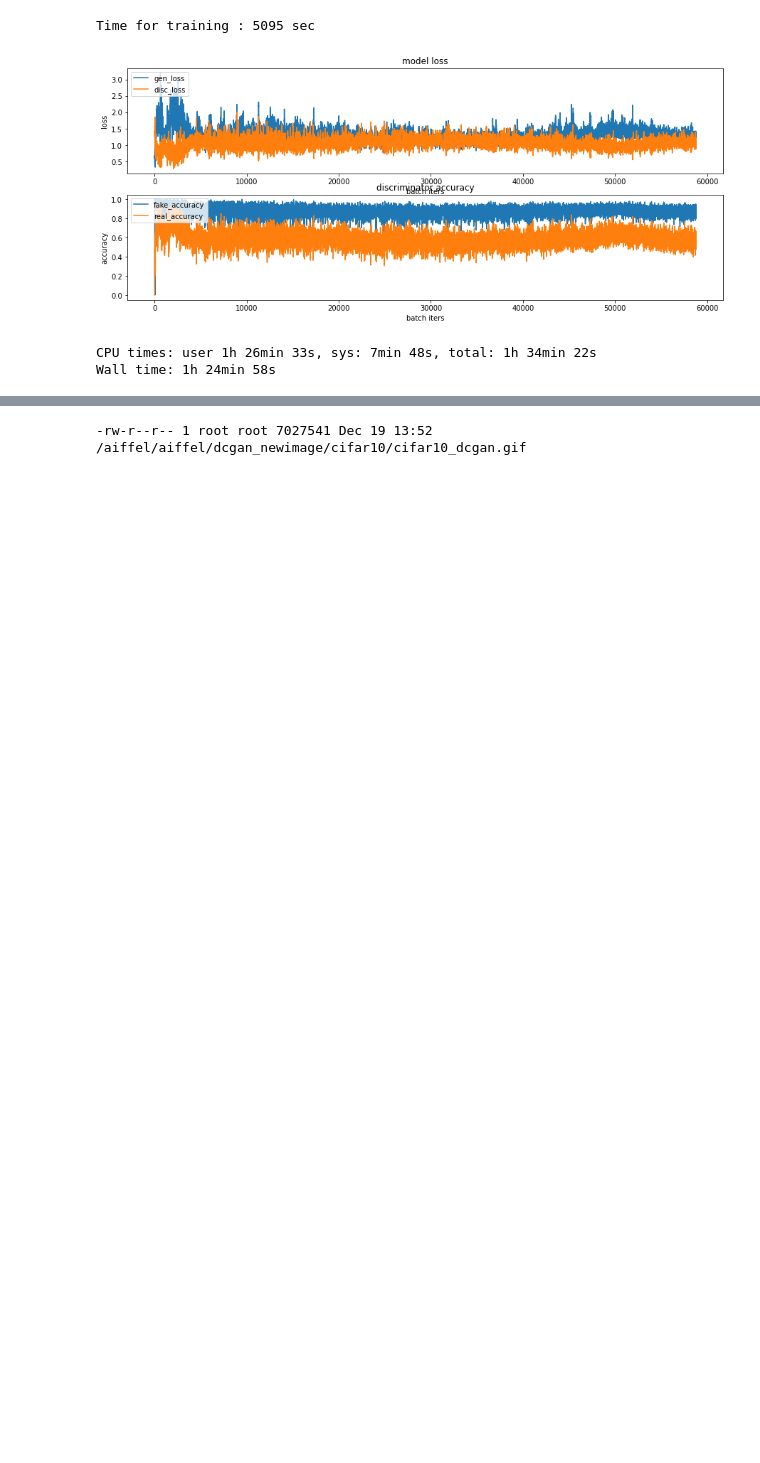
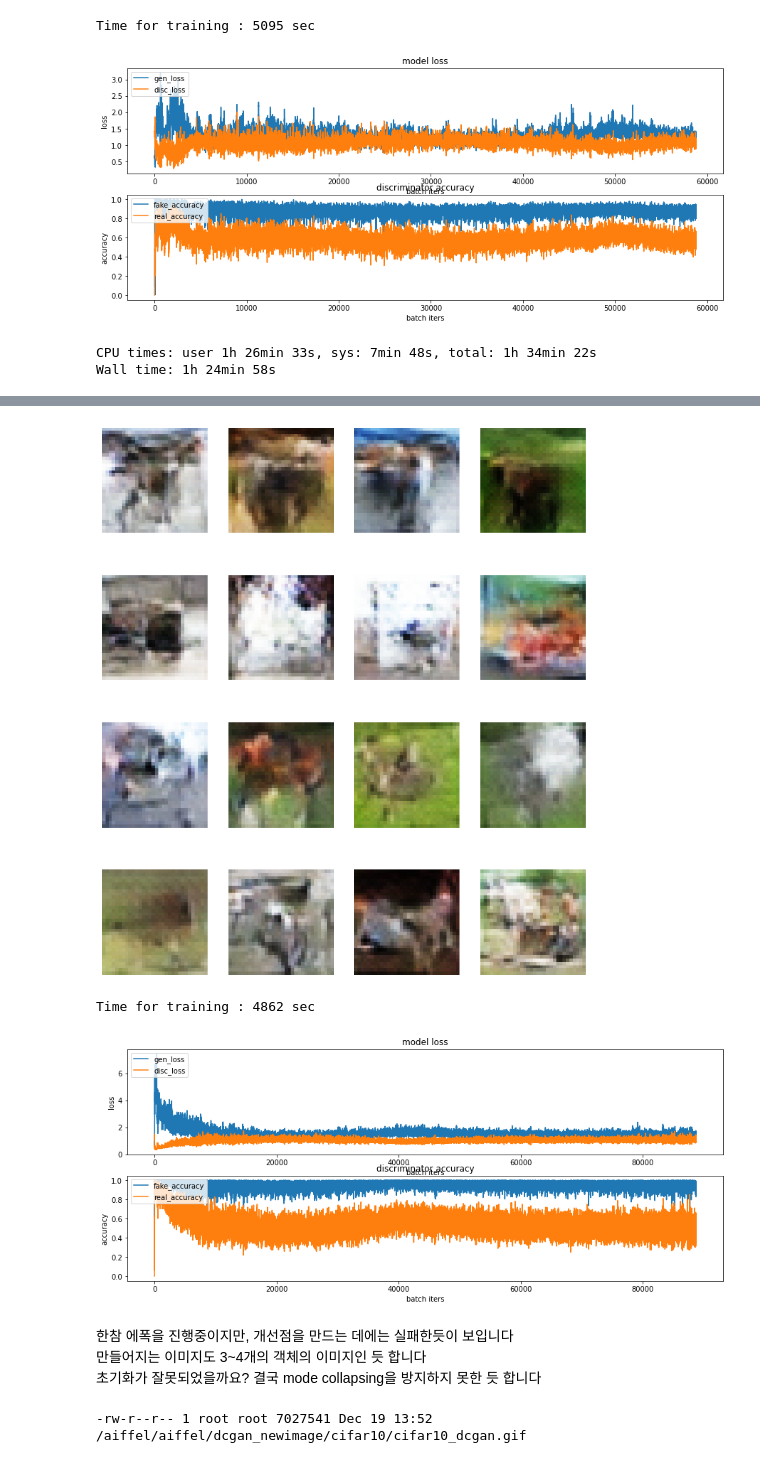
Before and after one commit to andkspark/Exploration, a Jupyter notebook: ex11_KSPARK/ex11_KSPARK.ipynb, the cells around one changed output, grey strips where cells are left out. Saved outputs shown, nothing was run; the diff lists cells and outputs as text; code cells hidden in the pictures; blank space fills up the shorter version.

```diff
--- a/ex11_KSPARK/ex11_KSPARK.ipynb
+++ b/ex11_KSPARK/ex11_KSPARK.ipynb
@@ -466,0 +562,2 @@ TypeError: object of type 'rv_frozen' has no len()
+# %%
+train_dataset = tf.data.Dataset.from_tensor_slices(train_x).shuffle(BUFFER_SIZE).batch(BATCH_SIZE)
@@ -466,0 +611,8 @@ TypeError: object of type 'rv_frozen' has no len()
+# %%
+refined_checkpoint_dir = os.getenv('HOME')+'/aiffel/dcgan_newimage/cifar10/refined/training_checkpoints'
+
+refined_checkpoint_prefix = os.path.join(checkpoint_dir, "ckpt")
+refined_checkpoint = tf.train.Checkpoint(generator_optimizer=generator_optimizer,
+                                 discriminator_optimizer=discriminator_optimizer,
+                                 generator=generator,
+                                 discriminator=discriminator)
@@ -466,0 +646,28 @@ TypeError: object of type 'rv_frozen' has no len()
+# %%
+def refined_train(dataset, epochs, save_every):
+    start = time.time()
+    history = {'gen_loss':[], 'disc_loss':[], 'real_accuracy':[], 'fake_accuracy':[]}
+
+    for epoch in range(epochs):
+        epoch_start = time.time()
+        for it, image_batch in enumerate(dataset):
+            gen_loss, disc_loss, real_accuracy, fake_accuracy = refined_train_step(image_batch)
+            history['gen_loss'].append(gen_loss)
+            history['disc_loss'].append(disc_loss)
+            history['real_accuracy'].append(real_accuracy)
+            history['fake_accuracy'].append(fake_accuracy)
+
+            if it % 50 == 0:
+                display.clear_output(wait=True)
+                refined_generate_and_save_images(generator, epoch+1, it+1, seed)
+                print('Epoch {} | iter {}'.format(epoch+1, it+1))
+                print('Time for epoch {} : {} sec'.format(epoch+1, int(time.time()-epoch_start)))
+
+        if (epoch + 1) % save_every == 0:
+            checkpoint.save(file_prefix=refined_checkpoint_prefix)
+
+        display.clear_output(wait=True)
+        refined_generate_and_save_images(generator, epochs, it, seed)
+        print('Time for training : {} sec'.format(int(time.time()-start)))
+
+        refined_draw_train_history(history, epoch)
@@ -466,0 +718,10 @@ TypeError: object of type 'rv_frozen' has no len()
+# %%
+refined_train(train_dataset, EPOCHS, save_every)
+# %% [output]
+[figure, added]
+Time for training : 4862 sec
+[figure, added]
+# %% [markdown]
+한참 에폭을 진행중이지만, 개선점을 만드는 데에는 실패한듯이 보입니다
+만들어지는 이미지도 3~4개의 객체의 이미지인 듯 합니다
+초기화가 잘못되었을까요?  결국 mode collapsing을 방지하지 못한 듯 합니다
```
Also changed, not shown: parts of 27 cells of this notebook.
